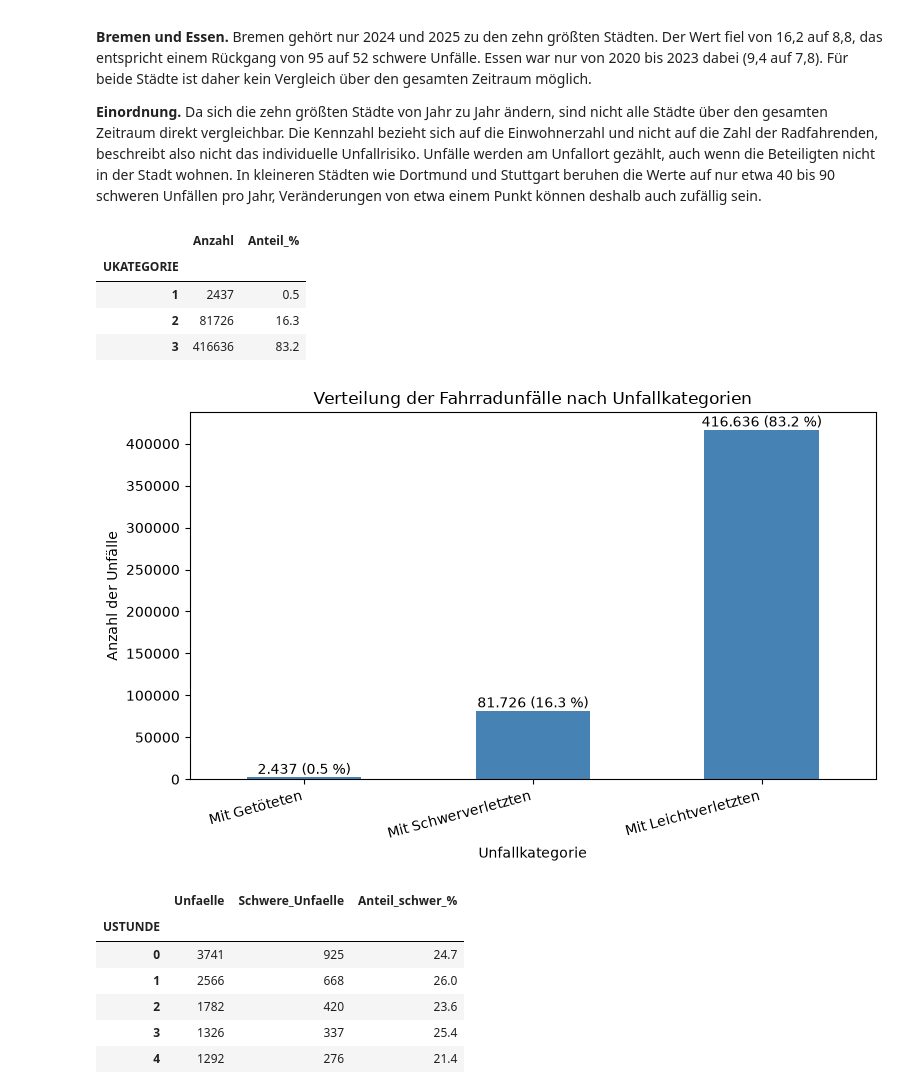
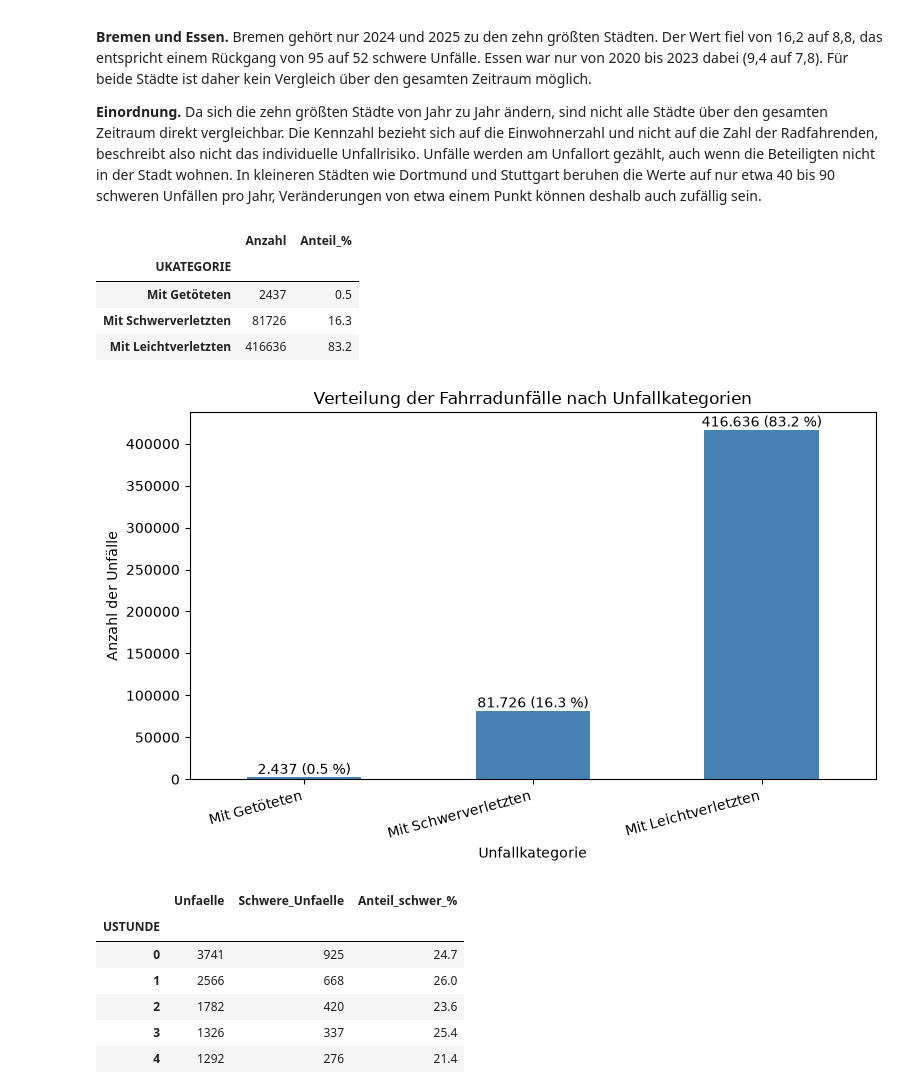
Before and after one commit to RogovaNatalia/Unfallorte_Projekt, a Jupyter notebook: analyse.ipynb, the cells around one changed output. Saved outputs shown, nothing was run; the diff lists cells and outputs as text; code cells hidden in the pictures.

```diff
--- a/analyse.ipynb
+++ b/analyse.ipynb
@@ -847,6 +847,12 @@ plt.tight_layout();
 **Einordnung.** Da sich die zehn größten Städte von Jahr zu Jahr ändern, sind nicht alle Städte über den gesamten Zeitraum direkt vergleichbar. Die Kennzahl bezieht sich auf die Einwohnerzahl und nicht auf die Zahl der Radfahrenden, beschreibt also nicht das individuelle Unfallrisiko. Unfälle werden am Unfallort gezählt, auch wenn die Beteiligten nicht in der Stadt wohnen. In kleineren Städten wie Dortmund und Stuttgart beruhen die Werte auf nur etwa 40 bis 90 schweren Unfällen pro Jahr, Veränderungen von etwa einem Punkt können deshalb auch zufällig sein.
 # %%
 # 3.1 Verteilung der Fahrradunfälle nach Unfallkategorien
+
+kategorien_namen = {
+    1: "Mit Getöteten",
+    2: "Mit Schwerverletzten",
+    3: "Mit Leichtverletzten"
+}
 
 # Anzahl der Fahrradunfälle je Unfallkategorie
 kategorien = df_rad["UKATEGORIE"].value_counts().sort_index()
@@ -859,47 +865,44 @@ verteilung = pd.DataFrame({
     "Anzahl": kategorien,
     "Anteil_%": anteile
 })
+verteilung.index = verteilung.index.map(kategorien_namen)
+
 
 display(verteilung)
 
 # Diagramm: Verteilung nach Unfallkategorien
 
-kategorien_namen = {
-    1: "Mit Getöteten",
-    2: "Mit Schwerverletzten",
-    3: "Mit Leichtverletzten"
-}
 
 ax = kategorien.plot(
     kind="bar",
     figsize=(8, 5),
     color="steelblue"
 )
 
 ax.bar_label(
     ax.containers[0],
     labels=[
         f"{anzahl:,} ({anteil:.1f} %)".replace(",", ".")
         for anzahl, anteil in zip(kategorien, anteile)
     ]
 )
 ax.set_xticks(range(len(kategorien)))
 ax.set_xticklabels(
     [kategorien_namen.get(k, str(k)) for k in kategorien.index],
     rotation=15,
     ha="right"
 )
 
 plt.title("Verteilung der Fahrradunfälle nach Unfallkategorien")
 plt.xlabel("Unfallkategorie")
 plt.ylabel("Anzahl der Unfälle")
 plt.tight_layout();
 # %% [output]
 |  | Anzahl | Anteil_% |
 | UKATEGORIE |  |  |
-| 1 | 2437 | 0.5 |
-| 2 | 81726 | 16.3 |
-| 3 | 416636 | 83.2 |
+| Mit Getöteten | 2437 | 0.5 |
+| Mit Schwerverletzten | 81726 | 16.3 |
+| Mit Leichtverletzten | 416636 | 83.2 |
 [figure]
 # %%
 # Unfallschwere nach Tageszeit und Lichtverhältnissen
```
Also changed, not shown: parts of 6 cells of this notebook.
